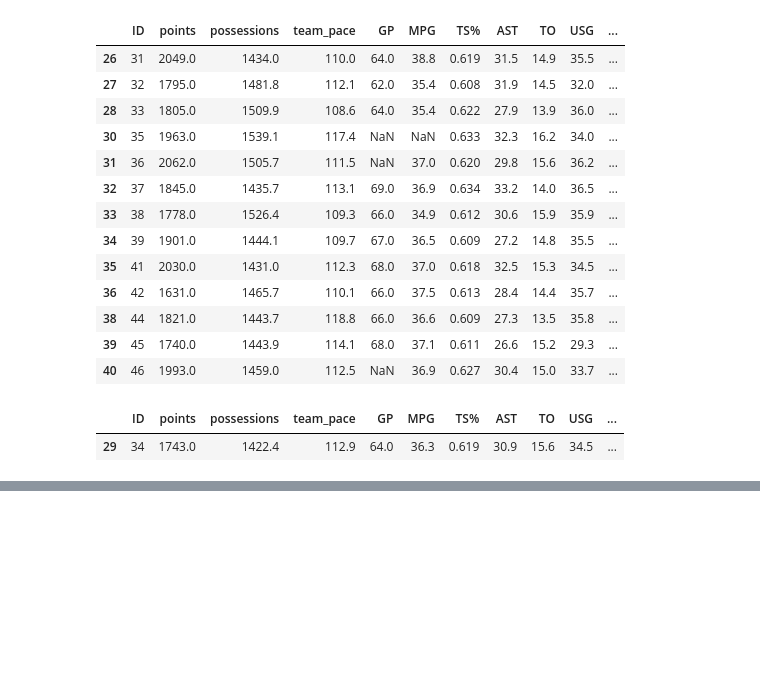
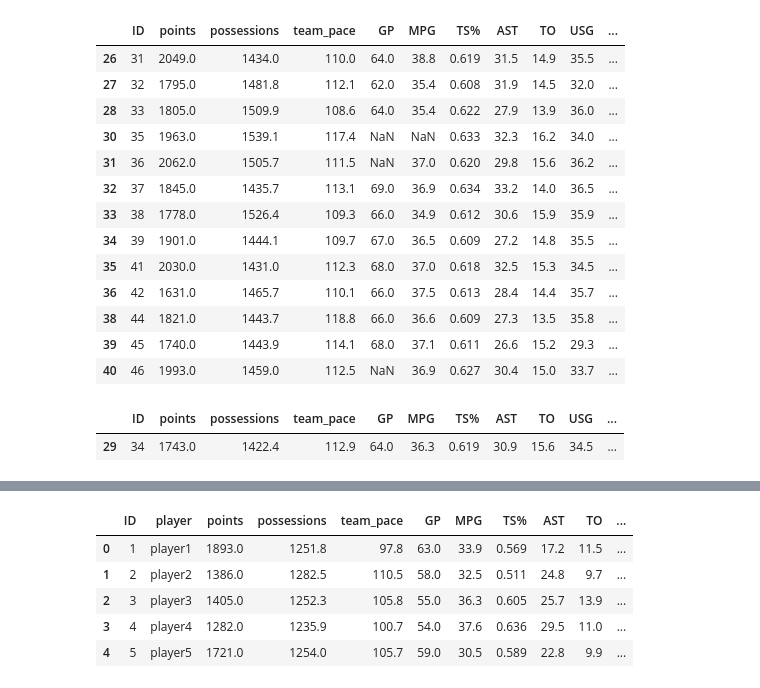
Before and after one commit to kottoization/space-jam-anl, a Jupyter notebook: space-jam-anl.ipynb, the cells around one changed output, grey strips where cells are left out. Cells and saved outputs as stored; diff of their text form; code cells hidden in the pictures; blank space fills up the shorter version.

```diff
--- a/space-jam-anl.ipynb
+++ b/space-jam-anl.ipynb
@@ -389,0 +431,19 @@ player_df.loc[player_df['ID'] == 34]
+# %%
+# Create list of all DataFrame column names but the last one.
+column_list = list(player_df.iloc[:, :-1])
+
+# Make player the second item in the list.
+column_list.insert(1, 'player')
+
+# Reassign the columns in the player_df DataFrame in this new order.
+player_df = player_df[column_list]
+
+# Verify that the columns are ordered the way you expect.
+player_df.head()
+# %% [output]
+|  | ID | player | points | possessions | team_pace | GP | MPG | TS% | AST | TO | ... |
+| 0 | 1 | player1 | 1893.0 | 1251.8 | 97.8 | 63.0 | 33.9 | 0.569 | 17.2 | 11.5 | ... |
+| 1 | 2 | player2 | 1386.0 | 1282.5 | 110.5 | 58.0 | 32.5 | 0.511 | 24.8 | 9.7 | ... |
+| 2 | 3 | player3 | 1405.0 | 1252.3 | 105.8 | 55.0 | 36.3 | 0.605 | 25.7 | 13.9 | ... |
+| 3 | 4 | player4 | 1282.0 | 1235.9 | 100.7 | 54.0 | 37.6 | 0.636 | 29.5 | 11.0 | ... |
+| 4 | 5 | player5 | 1721.0 | 1254.0 | 105.7 | 59.0 | 30.5 | 0.589 | 22.8 | 9.9 | ... |
```
Also changed, not shown: parts of 2 cells of this notebook.
